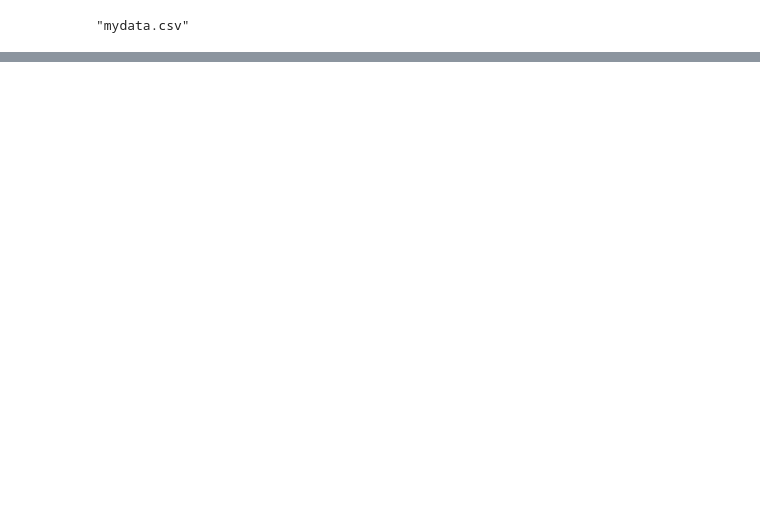
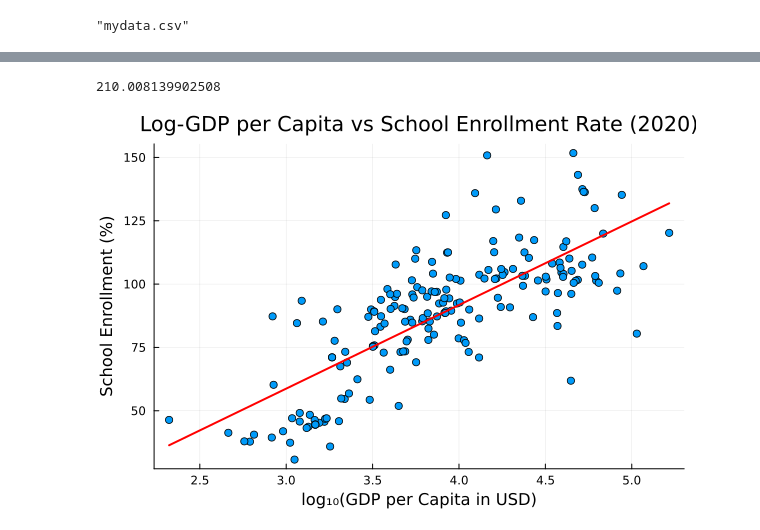
Before and after one commit to crazyTP/kenya-education, a Jupyter notebook: optimization.ipynb, the cells around one changed output, grey strips where cells are left out. Saved outputs shown, nothing was run; the diff lists cells and outputs as text; code cells hidden in the pictures; blank space fills up the shorter version.

```diff
--- a/optimization.ipynb
+++ b/optimization.ipynb
@@ -145,0 +202,30 @@ CSV.write("mydata.csv", df)
+# %%
+using GLM
+using Plots
+
+# Step 1: Inspect GDP per capita values
+println(minimum(combined.GDP_2020))  # Replace with your actual column name
+
+# Step 2: Filter out invalid or zero GDPpc
+combined = filter(:GDP_2020 => x -> x > 0, combined)
+
+# Step 3: Add logGDPpc column
+combined.logGDPpc = log10.(combined.GDP_2020)
+
+
+model = lm(@formula(Enrollment_2020 ~ logGDPpc), combined)
+
+scatter(combined.logGDPpc, combined.Enrollment_2020,
+    xlabel="log₁₀(GDP per Capita in USD)",
+    ylabel="School Enrollment (%)",
+    title="Log-GDP per Capita vs School Enrollment Rate (2020)",
+    legend=false)
+
+
+
+x_vals = range(minimum(combined.logGDPpc), stop=maximum(combined.logGDPpc), length=100)
+y_vals = coef(model)[1] .+ coef(model)[2] .* x_vals
+plot!(x_vals, y_vals, lw=2, linecolor=:red)
+# %% [output]
+210.008139902508
+[figure, added]
```
Also changed, not shown: parts of 5 cells of this notebook, 4 other files.
